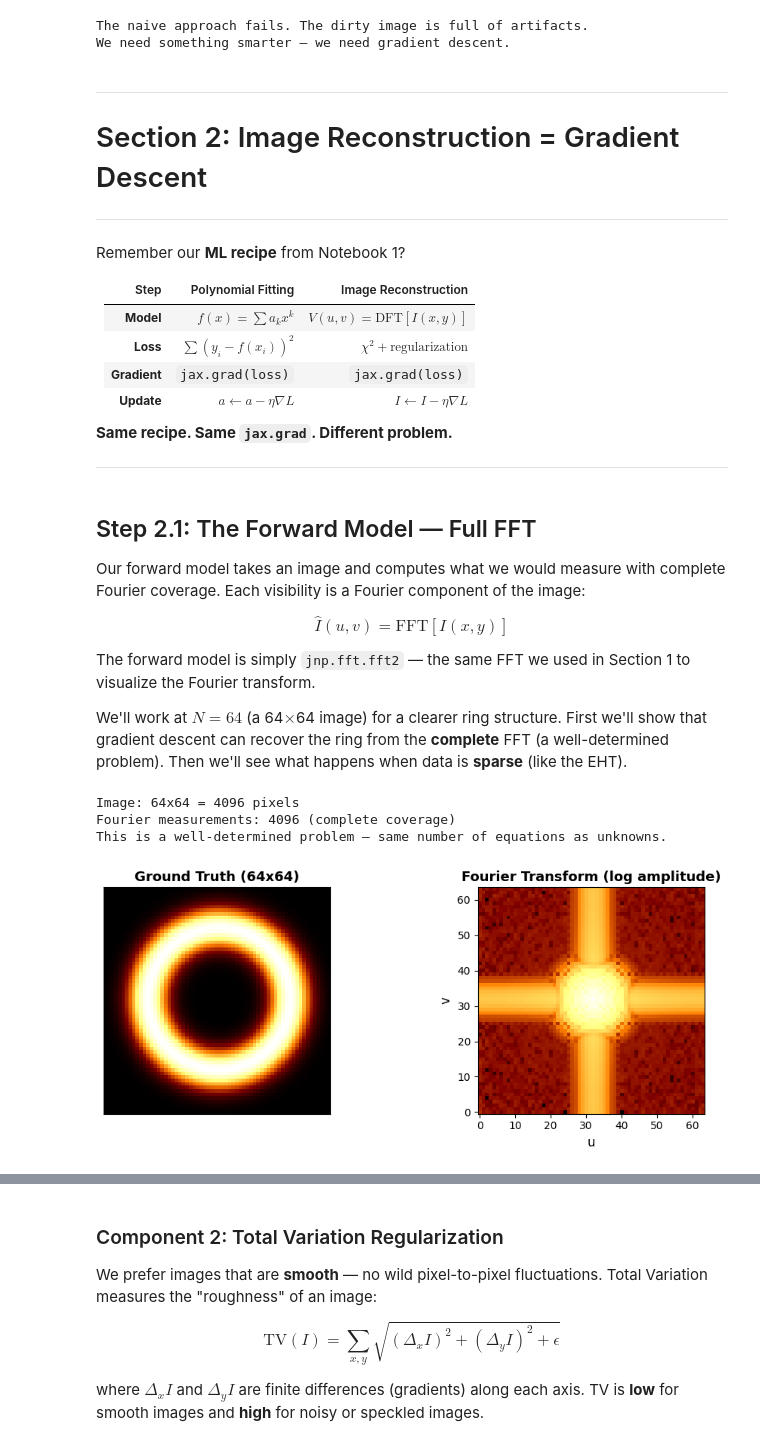
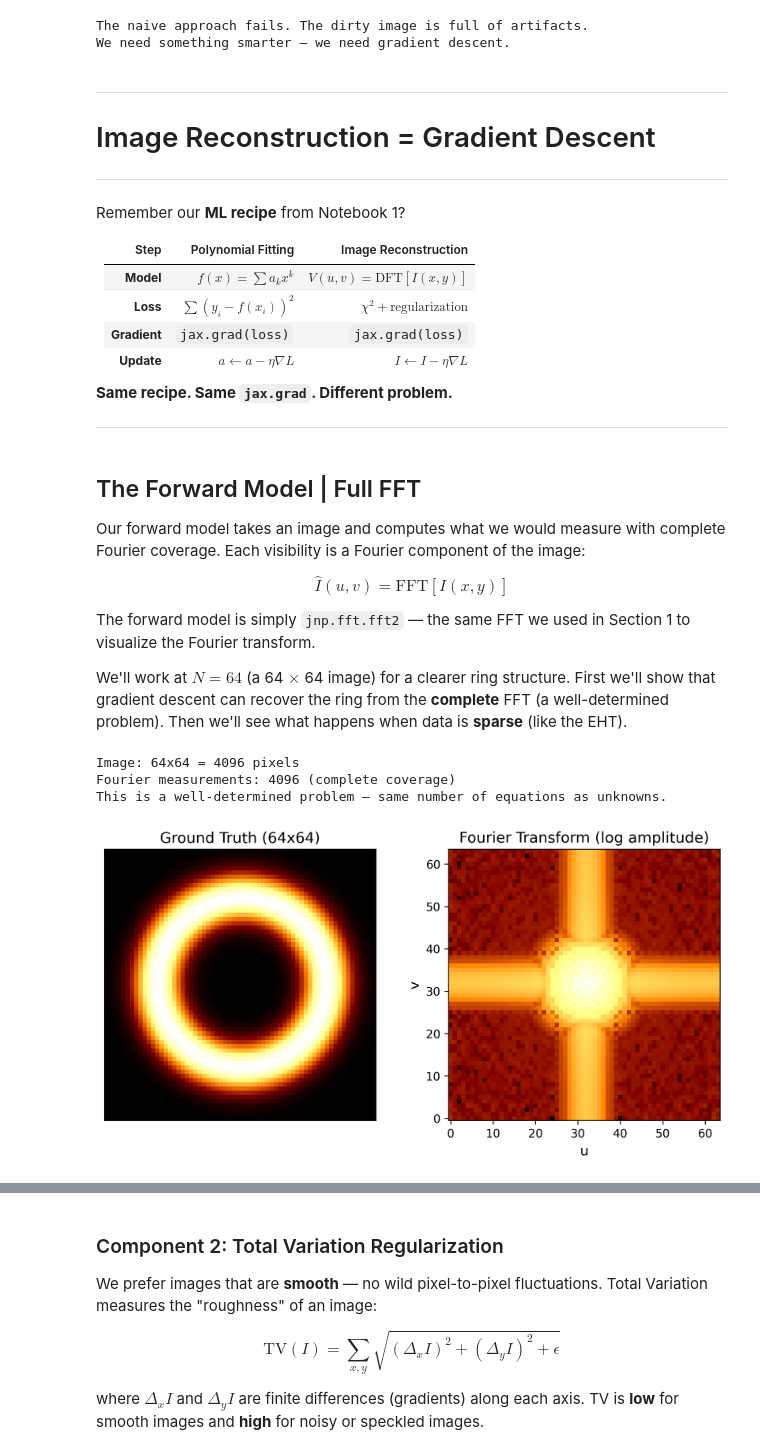
Before and after one commit to CITA/CTA200H, a Jupyter notebook: lectures/machine_learning/02_computational_imaging.ipynb, the cells around one changed output, grey strips where cells are left out. Cells and saved outputs as stored; diff of their text form; code cells hidden in the pictures.

```diff
--- a/lectures/machine_learning/02_computational_imaging.ipynb
+++ b/lectures/machine_learning/02_computational_imaging.ipynb
@@ -31,6 +28,10 @@ Let's start with a simple model: a **ring** — a toy version of a black hole sh
 # %%
 import numpy as np
 import matplotlib.pyplot as plt
+plt.rcParams['figure.dpi']=300
+plt.rcParams["xtick.direction"]="out"
+plt.rcParams["ytick.direction"]="out"
+plt.rcParams['font.family'] = 'sans-serif'
 import jax
 import jax.numpy as jnp
 %matplotlib inline
@@ -434,7 +396,7 @@ We need something smarter — we need gradient descent.
 # %% [markdown]
 ---
 
-# Section 2: Image Reconstruction = Gradient Descent
+# Image Reconstruction = Gradient Descent
 
 ---
 
@@ -451,7 +413,7 @@ Remember our **ML recipe** from Notebook 1?
 
 ---
 # %% [markdown]
-## Step 2.1: The Forward Model — Full FFT
+## The Forward Model |  Full FFT
 
 Our forward model takes an image and computes what we would measure with complete Fourier coverage. Each visibility is a Fourier component of the image:
 
@@ -459,7 +421,7 @@ $$\hat{I}(u,v) = \text{FFT}[I(x,y)]$$
 
 The forward model is simply `jnp.fft.fft2` — the same FFT we used in Section 1 to visualize the Fourier transform.
 
-We'll work at $N = 64$ (a 64$\times$64 image) for a clearer ring structure. First we'll show that gradient descent can recover the ring from the **complete** FFT (a well-determined problem). Then we'll see what happens when data is **sparse** (like the EHT).
+We'll work at $N = 64$ (a 64 $\times$ 64 image) for a clearer ring structure. First we'll show that gradient descent can recover the ring from the **complete** FFT (a well-determined problem). Then we'll see what happens when data is **sparse** (like the EHT).
 # %%
 N = 64  # 64x64 for clearer ring structure
 # %%
@@ -486,23 +448,23 @@ This is a well-determined problem — same number of equations as unknowns.
 # %%
 # Visualize the ground truth and its Fourier transform
 
-fig, axes = plt.subplots(1, 2, figsize=(10, 4))
+fig, axes = plt.subplots(1, 2, figsize=(8, 4))
 
 axes[0].imshow(ring64, cmap='afmhot', origin='lower')
-axes[0].set_title('Ground Truth (64x64)', fontsize=13, fontweight='bold')
+axes[0].set_title('Ground Truth (64x64)', fontsize=13)
 axes[0].set_xticks([])
 axes[0].set_yticks([])
 
 ring64_fft_shifted = np.fft.fftshift(np.array(ring_fft_obs))
 axes[1].imshow(np.log10(np.abs(ring64_fft_shifted) + 1e-12), cmap='afmhot', origin='lower')
-axes[1].set_title('Fourier Transform (log amplitude)', fontsize=13, fontweight='bold')
+axes[1].set_title('Fourier Transform (log amplitude)', fontsize=13)
 axes[1].set_xlabel('u', fontsize=12)
 axes[1].set_ylabel('v', fontsize=12)
 
 plt.tight_layout()
 plt.show()
 # %% [output]
-[figure, old version]
+[figure, new version]
 # %% [markdown]
 ---
 
```
Also changed, not shown: parts of 26 cells of this notebook, 2 other files.
